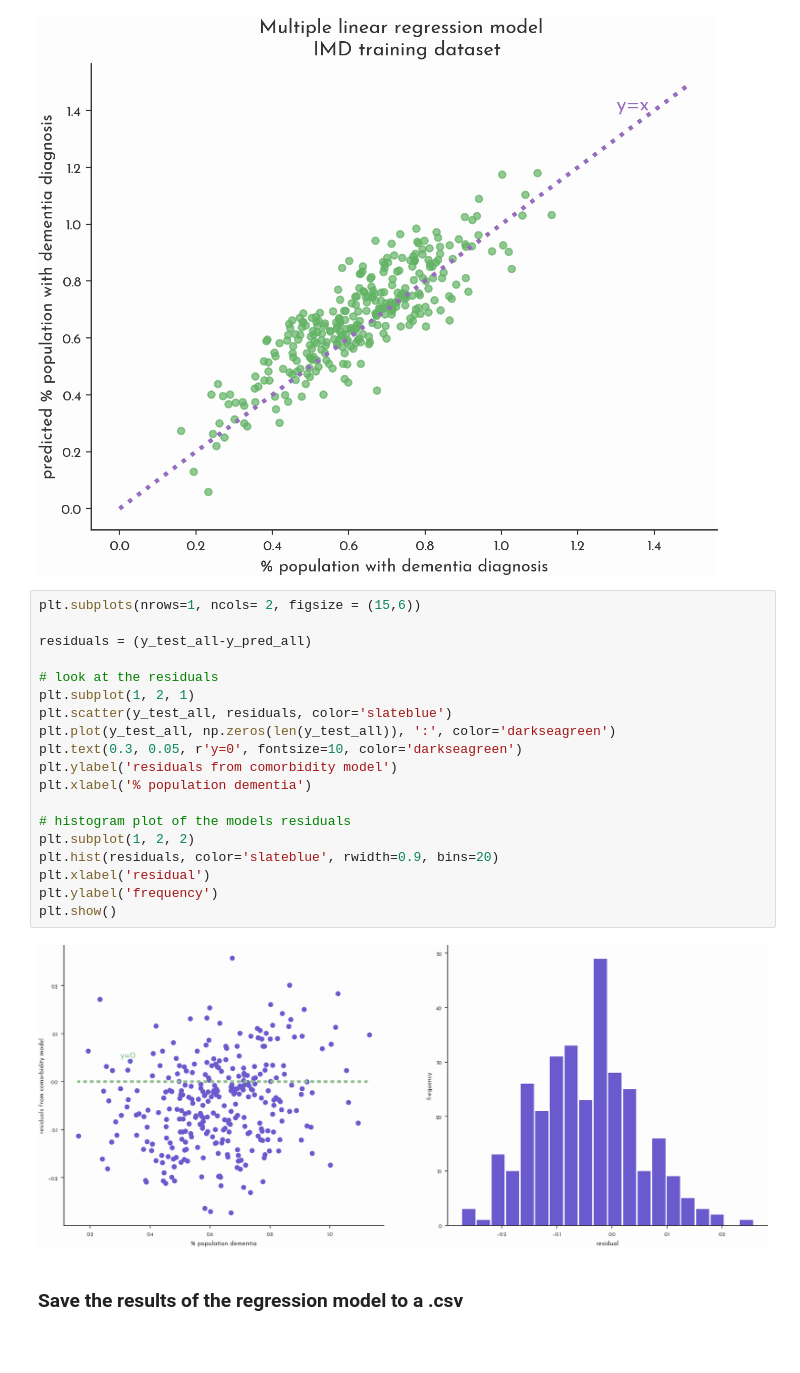
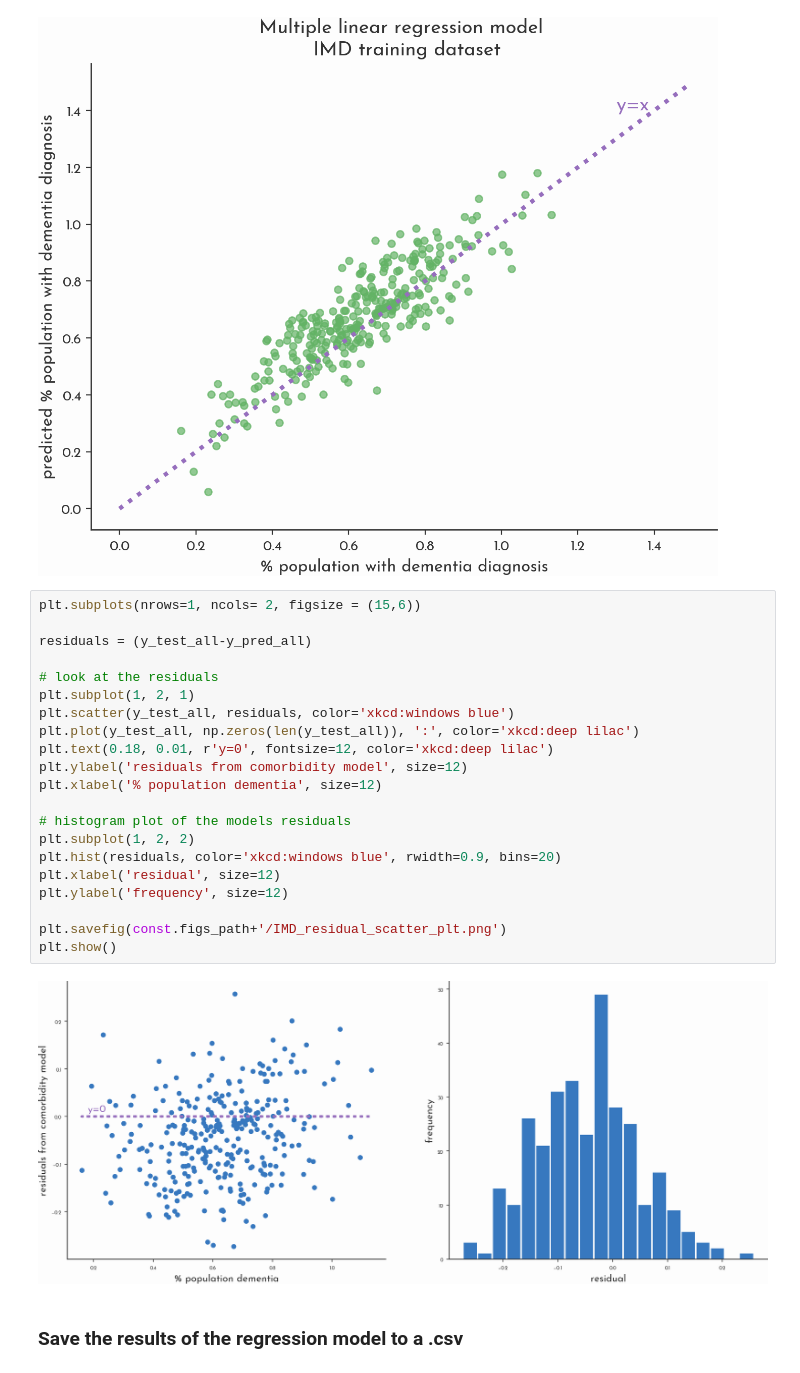
Before and after one commit to Bea-Taylor/DifDem_inequalities, a Jupyter notebook: nbs/core/04b_regression_model_trained_IMD.ipynb, the cells around one changed output. Drawn from its saved outputs; the diff is of its cells as text; blank space fills up the shorter version.

Commit message:
tidied some graphs - finished blog post draft

```diff
--- a/nbs/core/04b_regression_model_trained_IMD.ipynb
+++ b/nbs/core/04b_regression_model_trained_IMD.ipynb
@@ -169,24 +169,26 @@ plt.show()
 # %%
 plt.subplots(nrows=1, ncols= 2, figsize = (15,6))
 
 residuals = (y_test_all-y_pred_all)
 
 # look at the residuals
 plt.subplot(1, 2, 1)
-plt.scatter(y_test_all, residuals, color='slateblue')
-plt.plot(y_test_all, np.zeros(len(y_test_all)), ':', color='darkseagreen')
-plt.text(0.3, 0.05, r'y=0', fontsize=10, color='darkseagreen')
-plt.ylabel('residuals from comorbidity model')
-plt.xlabel('% population dementia')
+plt.scatter(y_test_all, residuals, color='xkcd:windows blue')
+plt.plot(y_test_all, np.zeros(len(y_test_all)), ':', color='xkcd:deep lilac')
+plt.text(0.18, 0.01, r'y=0', fontsize=12, color='xkcd:deep lilac')
+plt.ylabel('residuals from comorbidity model', size=12)
+plt.xlabel('% population dementia', size=12)
 
 # histogram plot of the models residuals
 plt.subplot(1, 2, 2)
-plt.hist(residuals, color='slateblue', rwidth=0.9, bins=20)
-plt.xlabel('residual')
-plt.ylabel('frequency')
+plt.hist(residuals, color='xkcd:windows blue', rwidth=0.9, bins=20)
+plt.xlabel('residual', size=12)
+plt.ylabel('frequency', size=12)
+
+plt.savefig(const.figs_path+'/IMD_residual_scatter_plt.png')
 plt.show()
 # %% [output]
-[figure, old version]
+[figure, new version]
 # %% [markdown]
 ### Save the results of the regression model to a .csv
 # %%
```
Also changed, not shown: parts of 2 cells of this notebook, 3 other files.
